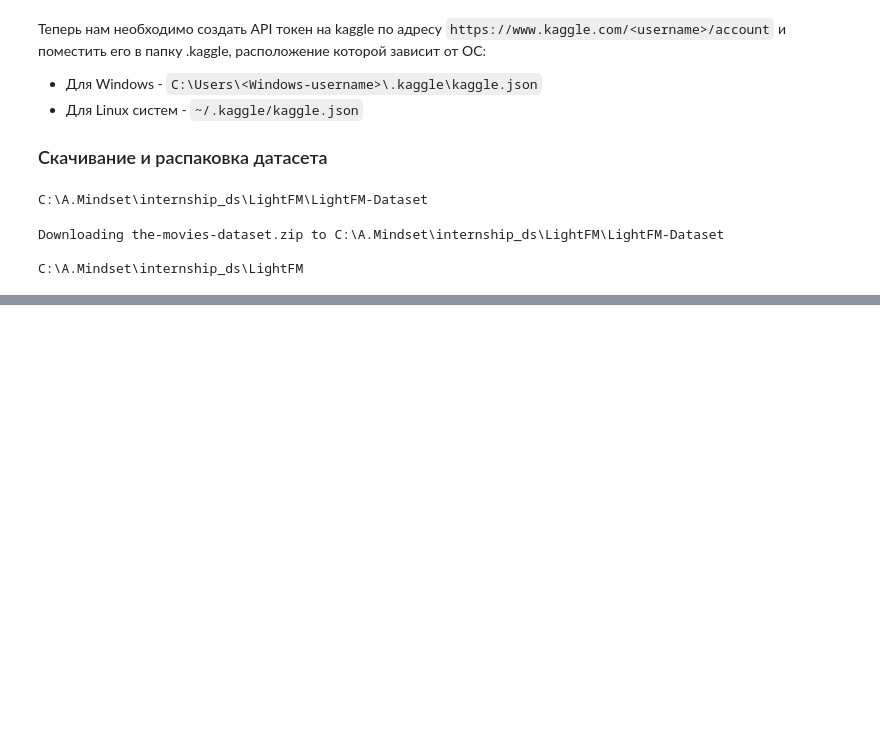
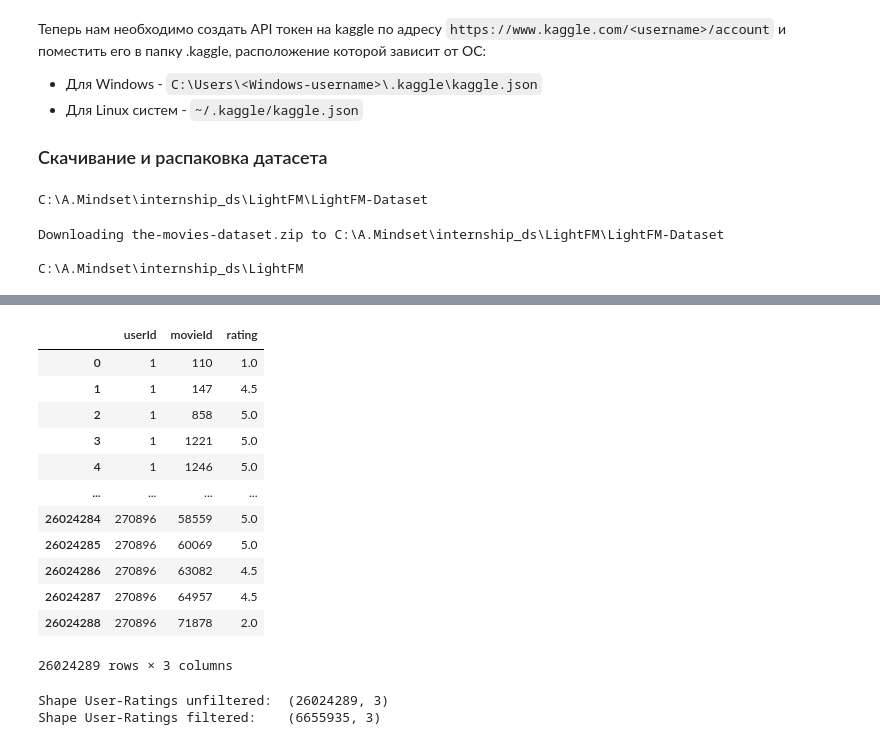
Before and after one commit to nah990/internship_ds, a Jupyter notebook: LightFM/LightFM.ipynb, the cells around one changed output, grey strips where cells are left out. Saved outputs shown, nothing was run; the diff lists cells and outputs as text; code cells hidden in the pictures; blank space fills up the shorter version.

```diff
--- a/LightFM/LightFM.ipynb
+++ b/LightFM/LightFM.ipynb
@@ -277,0 +324,32 @@ Available kernels:
+# %%
+rating_dataset = pd.read_csv('LightFM-Dataset/ratings.csv', low_memory=False)[['userId','movieId','rating']].dropna()
+rating_dataset
+# %% [output]
+|  | userId | movieId | rating |
+| 0 | 1 | 110 | 1.0 |
+| 1 | 1 | 147 | 4.5 |
+| 2 | 1 | 858 | 5.0 |
+| 3 | 1 | 1221 | 5.0 |
+| 4 | 1 | 1246 | 5.0 |
+| ... | ... | ... | ... |
+| 26024284 | 270896 | 58559 | 5.0 |
+| 26024285 | 270896 | 60069 | 5.0 |
+| 26024286 | 270896 | 63082 | 4.5 |
+| 26024287 | 270896 | 64957 | 4.5 |
+| 26024288 | 270896 | 71878 | 2.0 |
+26024289 rows × 3 columns
+# %%
+# Убираем фильмы и пользователей с малым количеством отзывов
+filter_movies = (rating_dataset['movieId'].value_counts()>10000)
+filter_movies = filter_movies[filter_movies].index.tolist()
+
+filter_users = (rating_dataset['userId'].value_counts()>200)
+filter_users = filter_users[filter_users].index.tolist()
+
+rating_dataset_filtered = rating_dataset[(rating_dataset['movieId'].isin(filter_movies)) & (rating_dataset['userId'].isin(filter_users))]
+del filter_movies, filter_users
+print('Shape User-Ratings unfiltered:\t{}'.format(rating_dataset.shape))
+print('Shape User-Ratings filtered:\t{}'.format(rating_dataset_filtered.shape))
+# %% [output]
+Shape User-Ratings unfiltered:  (26024289, 3)
+Shape User-Ratings filtered:    (6655935, 3)
```
Also changed, not shown: parts of 22 cells of this notebook.
